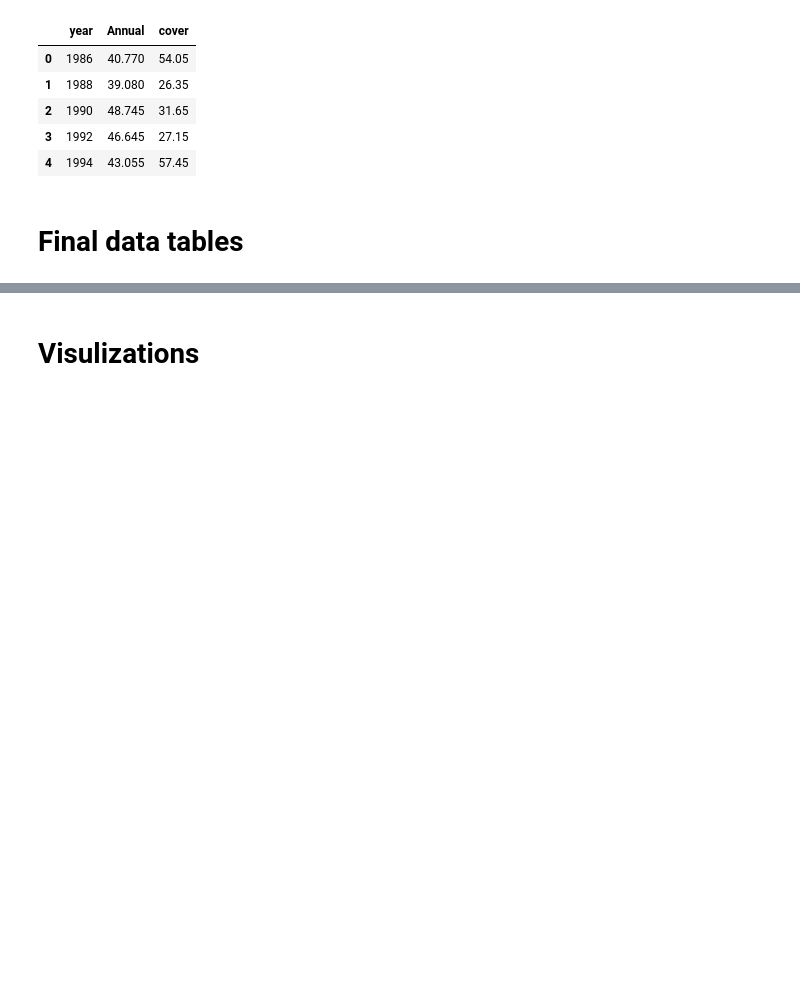
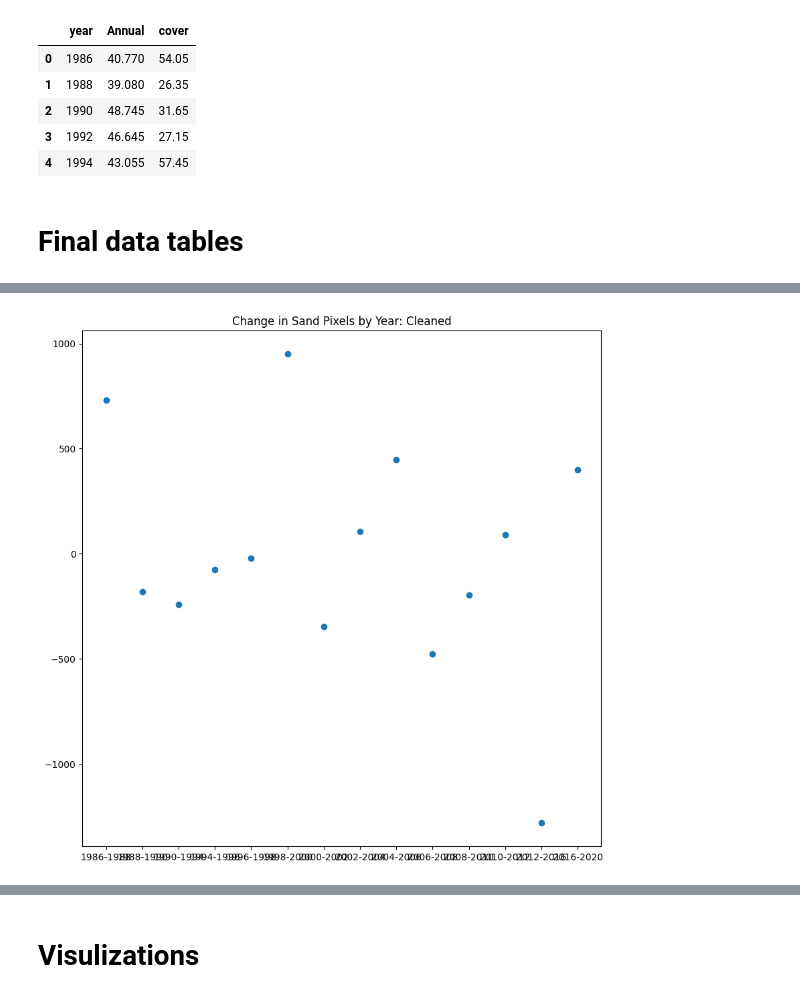
Before and after one commit to p-timothy/CodingProject, a Jupyter notebook: Notebook.ipynb, the cells around one changed output, grey strips where cells are left out. Drawn from its saved outputs; the diff is of its cells as text; code cells hidden in the pictures; blank space fills up the shorter version.

```diff
--- a/Notebook.ipynb
+++ b/Notebook.ipynb
@@ -446,0 +572,9 @@ final_df.head()
+# %%
+totchange = pd.DataFrame({'year':[],'SandChange':[],'DuneChange':[]})
+year = 1986
+for i in range(len(sand) - 1):
+    totchange.loc[i] = [(str(year) + '-' + str(year + 2)), sand[year + 2] - sand[year],dune[year + 2] - dune[year]]
+    year += 2
+
+print('This is the change per evey two years')
+totchange
@@ -446,0 +601,23 @@ final_df.head()
+# %%
+changedf = pd.DataFrame({'year':[],'SandChange':[],'DuneChange':[]})
+year = 1986
+for i in range(len(sand) - 1):
+    #some of our classifications were overclassifying land coverage so we removed those years
+    #This was most likely due to some cloud coverage over our study area
+    if  (year + 2) == 1992:
+        changedf.loc[i] = [(str(year) + '-' + str(year + 4)), sand[year + 4] - sand[year],dune[year + 4] - dune[year]]
+        year +=  4
+    elif (year + 2) == 2014:
+        changedf.loc[i] = [(str(year) + '-' + str(year + 4)), sand[year + 4] - sand[year],dune[year + 4] - dune[year]]
+        year += 4
+    elif (year + 2) == 2018:
+        changedf.loc[i] = [(str(year) + '-' + str(year + 4)), sand[year + 4] - sand[year],dune[year + 4] - dune[year]]
+        year += 4
+    elif year == 2020:
+        x = 1
+    else:
+        changedf.loc[i] = [(str(year) + '-' + str(year + 2)), sand[year + 2] - sand[year],dune[year + 2] - dune[year]]
+        year += 2
+
+print("Change except for '92, '14, '18")
+changedf
@@ -446,0 +688,9 @@ final_df.head()
+# %%
+fig, ax = plt.subplots(figsize=(10,10))
+
+ax.scatter(changedf['year'],changedf['SandChange'])
+ax.set_title('Change in Sand Pixels by Year: Cleaned')
+
+plt.show()
+# %% [output]
+[figure, added]
```
Also changed, not shown: parts of 19 cells of this notebook.
